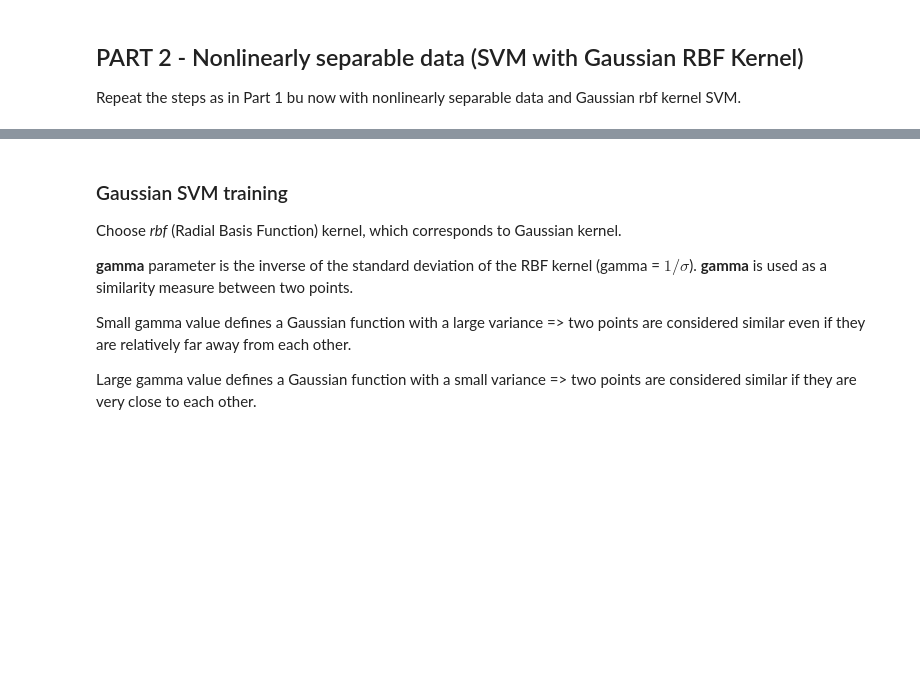
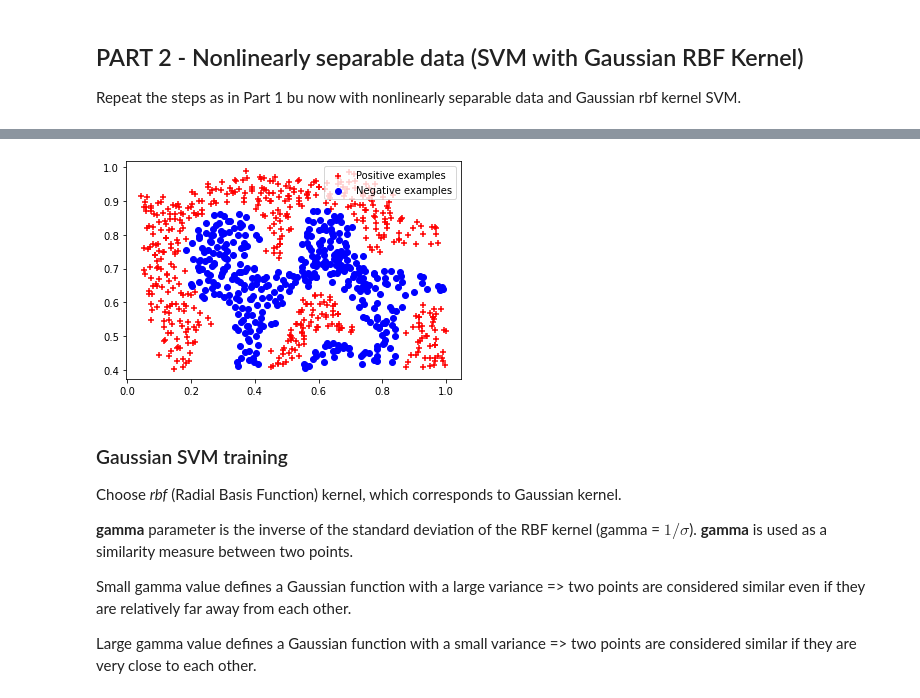
Before and after one commit to pedrovt/aa-labs, a Jupyter notebook: Lab5-SVM/SVM.ipynb, the cells around one changed output, grey strips where cells are left out. Saved outputs shown, nothing was run; the diff lists cells and outputs as text; code cells hidden in the pictures; blank space fills up the shorter version.

```diff
--- a/Lab5-SVM/SVM.ipynb
+++ b/Lab5-SVM/SVM.ipynb
@@ -78,9 +124,10 @@ Repeat the steps as in Part 1 bu now with nonlinearly separable data and Gaussia
 # %%
 #Use loadmat to load the file ex6data2.mat as a dictionary with keys "X"  and "y".
 #Extract arrays X and y. Consult the code in Lab 4.
+mat2=loadmat("ex6data2.mat")
 
-X2 = ?
-y2 = ?
+X2 = mat2["X"]
+y2 = mat2["y"]
 # %% [markdown]
 ### Plot data
 
@@ -94,3 +138,16 @@ Plot the data to get Fig.2. From the figure, you can observe that there is nonli
+# %%
+# Create Fig.2. Use similar code as in Part 1 (above).
+pos=(y2==1)
+neg=(y2==0)
+
+plt.scatter(X2[pos[:,0],0],X2[pos[:,0],1],c="r",marker="+", label='Positive examples')
+plt.scatter(X2[neg[:,0],0],X2[neg[:,0],1],c="b",marker="o", label='Negative examples')
+
+#plt.title('Figure 1')
+plt.legend()
+plt.show()
+# %% [output]
+[figure, added]
 # %% [markdown]
 ### Gaussian SVM training
 
```
Also changed, not shown: parts of 21 cells of this notebook.
